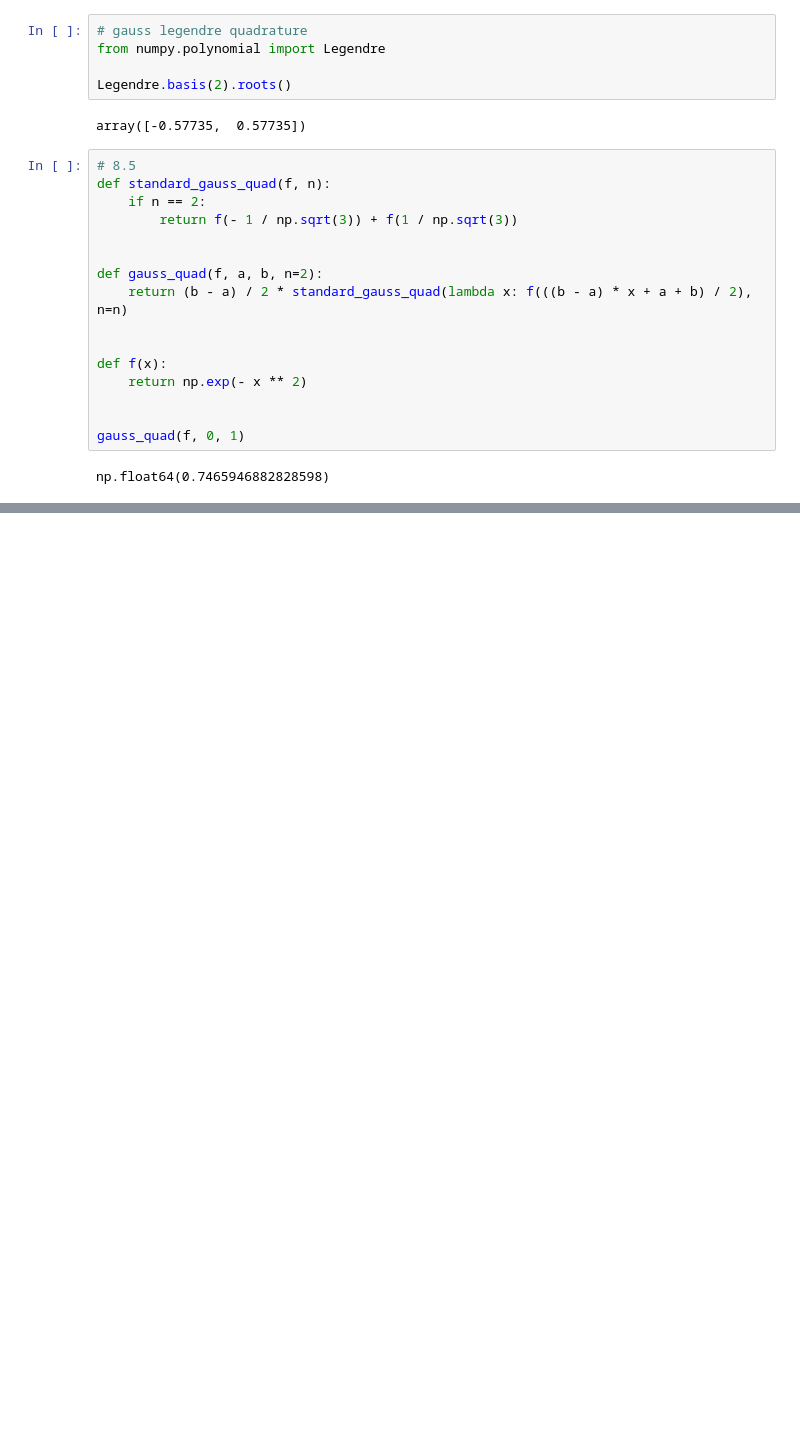
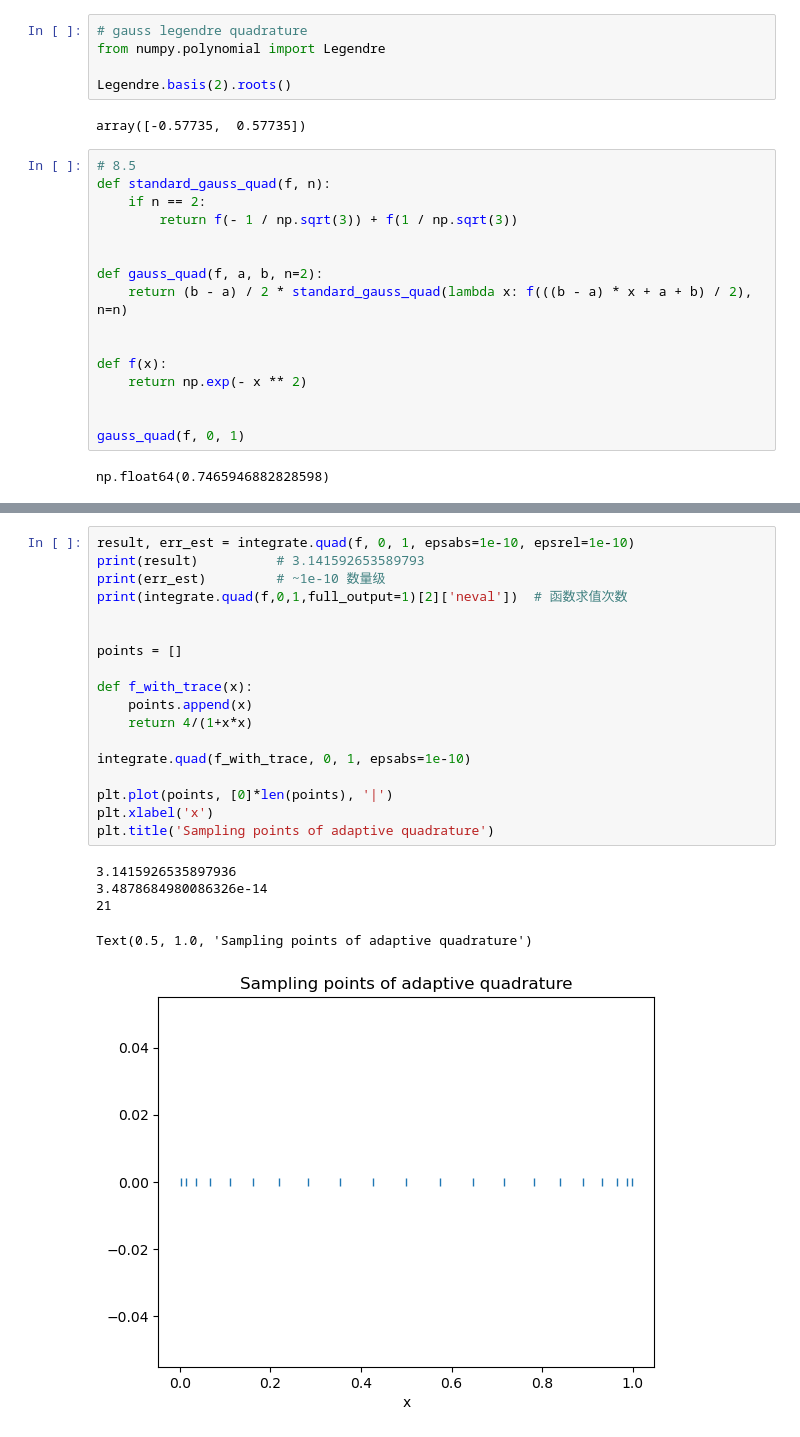
Before and after one commit to Chris0325/scientific_computing, a Jupyter notebook: chapter_8.ipynb, the cells around one changed output, grey strips where cells are left out. Cells and saved outputs as stored; diff of their text form; blank space fills up the shorter version.

```diff
--- a/chapter_8.ipynb
+++ b/chapter_8.ipynb
@@ -217,0 +365,24 @@ np.float64(0.7465946882828598)
+# %%
+result, err_est = integrate.quad(f, 0, 1, epsabs=1e-10, epsrel=1e-10)
+print(result)          # 3.141592653589793
+print(err_est)         # ~1e-10 数量级
+print(integrate.quad(f,0,1,full_output=1)[2]['neval'])  # 函数求值次数
+
+
+points = []
+
+def f_with_trace(x):
+    points.append(x)
+    return 4/(1+x*x)
+
+integrate.quad(f_with_trace, 0, 1, epsabs=1e-10)
+
+plt.plot(points, [0]*len(points), '|')
+plt.xlabel('x')
+plt.title('Sampling points of adaptive quadrature')
+# %% [output]
+3.1415926535897936
+3.4878684980086326e-14
+21
+Text(0.5, 1.0, 'Sampling points of adaptive quadrature')
+[figure, added]
```
Also changed, not shown: parts of 32 cells of this notebook.
